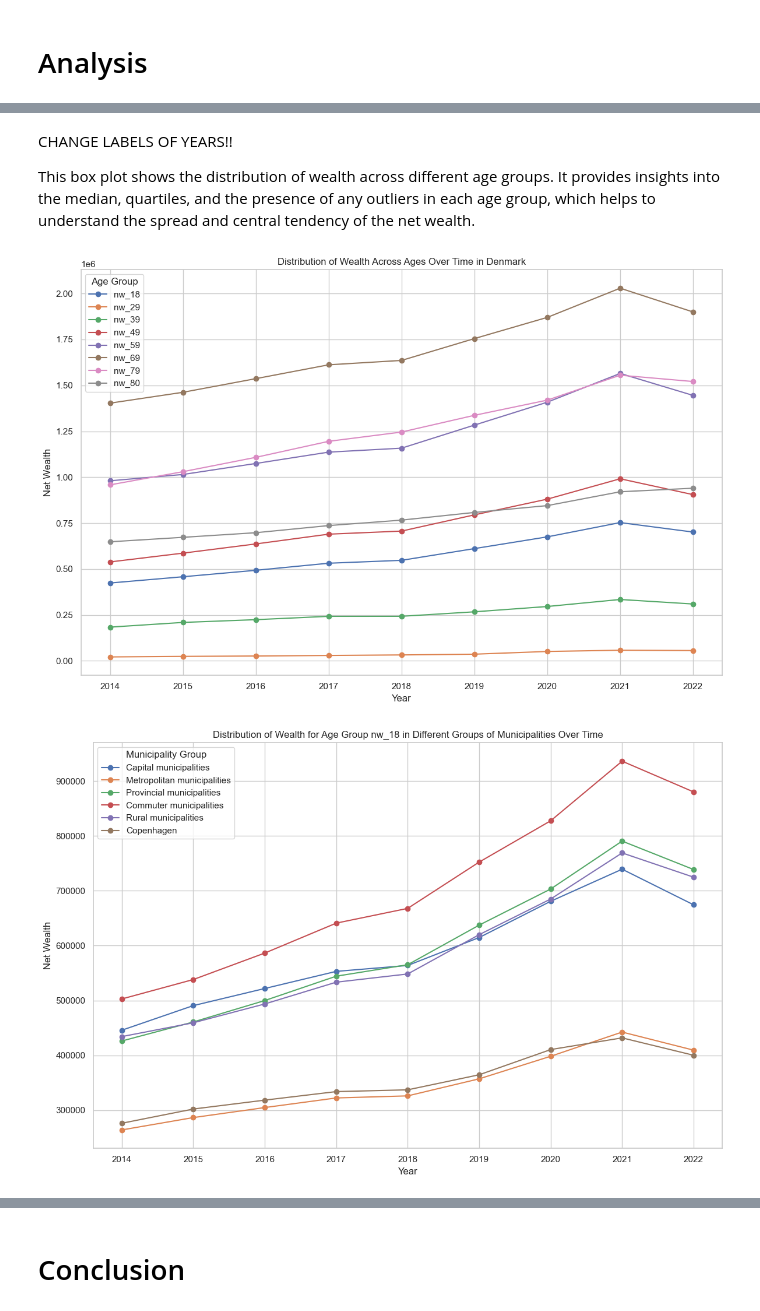
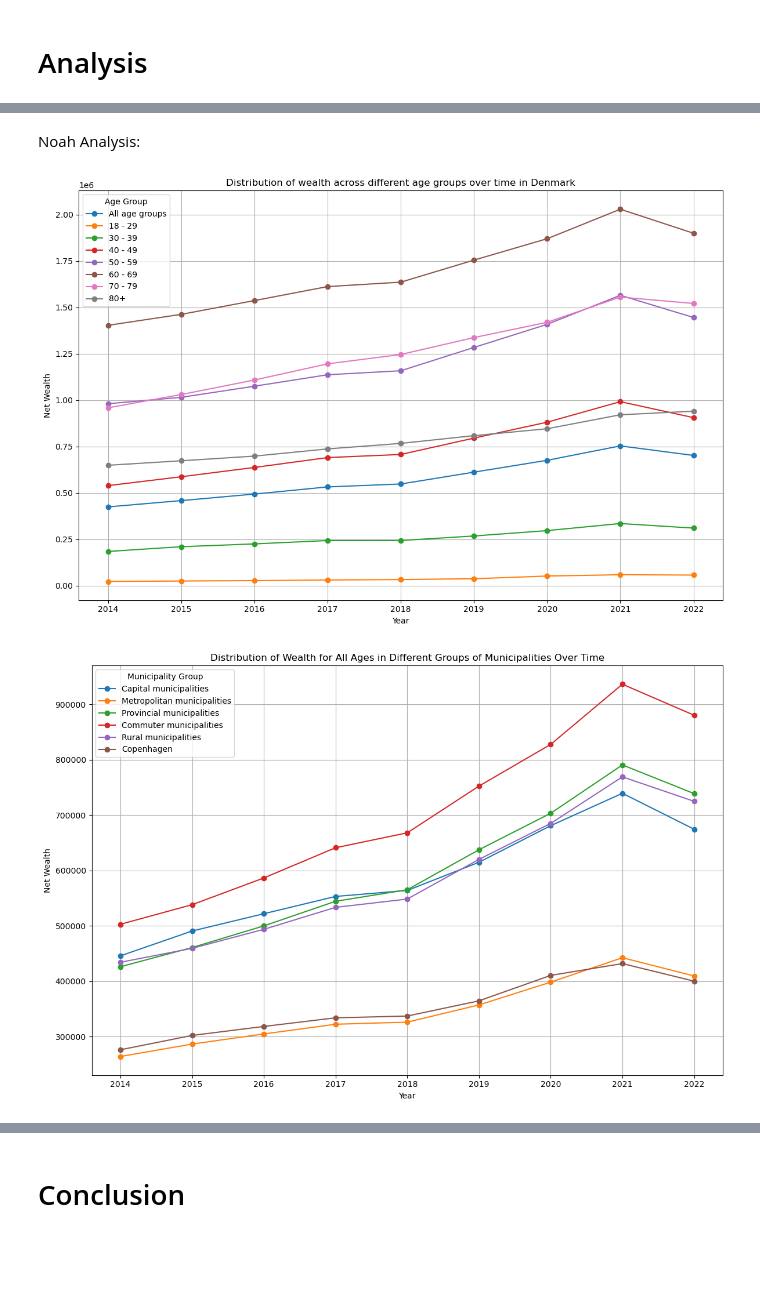
Before and after one commit to NumEconCopenhagen/projects-2024-petra-maritza-noah, a Jupyter notebook: dataproject/Noah.ipynb, the cells around one changed output, grey strips where cells are left out. Drawn from its saved outputs; the diff is of its cells as text; code cells hidden in the pictures; blank space fills up the shorter version.

Commit message:
2 graphs

```diff
--- a/dataproject/Noah.ipynb
+++ b/dataproject/Noah.ipynb
@@ -181,9 +275,24 @@ split_columns['age_group'] = split_columns[1] + "_" + split_columns[2]
 nw_long['year'] = split_columns[0].astype(int)  # Convert 'year' to an integer
 nw_long['age_group'] = split_columns['age_group']
 
+# Create a dictionary to map the current 'age_group' values to the new names.
+age_group_renames = {
+    'nw_18': 'All age groups',
+    'nw_29': '18 - 29',
+    'nw_39': '30 - 39',
+    'nw_49': '40 - 49',
+    'nw_59': '50 - 59',
+    'nw_69': '60 - 69',
+    'nw_79': '70 - 79',
+    'nw_80': '80+'
+}
+
+# Update the 'age_group' column in the data for the most recent year.
+nw_long['age_group'] = nw_long['age_group'].replace(age_group_renames)
+
 # Check the DataFrame to ensure the changes are as expected
 print(nw_long.head())
 
 # Get excel file for visual analysis:
-excel_file_path = '/Users/noahindrehus/Documents/KU Exchange/IPNA/noah.xlsx'
-nw_long.to_excel(excel_file_path, index=False)
+# excel_file_path = '/Users/noahindrehus/Documents/KU Exchange/IPNA/noah.xlsx'
+# nw_long.to_excel(excel_file_path, index=False)
@@ -209,47 +308,42 @@ plt.show()
-# %% [markdown]
-CHANGE LABELS OF YEARS!!
-
-This box plot shows the distribution of wealth across different age groups. It provides insights into the median, quartiles, and the presence of any outliers in each age group, which helps to understand the spread and central tendency of the net wealth.
+# %% [markdown]
+Noah Analysis:
 # %%
-import matplotlib.pyplot as plt
-import pandas as pd
-
 # First graph: Distribution of wealth across ages + time
 # Filter the DataFrame for 'All Denmark' to focus on age groups across the entire country
 nw_denmark = nw_long[nw_long['location'] == 'All Denmark']
 
 plt.figure(figsize=(12, 8))
 for age_group in nw_denmark['age_group'].unique():
     # Select data for each age group
     data = nw_denmark[nw_denmark['age_group'] == age_group]
     plt.plot(data['year'], data['net_wealth'], marker='o', label=age_group)
 
-plt.title('Distribution of Wealth Across Ages Over Time in Denmark')
+plt.title('Distribution of wealth across different age groups over time in Denmark')
 plt.xlabel('Year')
 plt.ylabel('Net Wealth')
 plt.legend(title='Age Group')
 plt.grid(True)
 plt.tight_layout()
 plt.show()
 
-# Second graph: Distribution of wealth in different groups of municipalities for 'nw_18' age group
-# Filter for 'nw_18' age group across all municipalities
-nw_age_18 = nw_long[(nw_long['location'] != 'All Denmark') & (nw_long['age_group'] == 'nw_18')]
+# Second graph: Distribution of wealth in different groups of municipalities for all age groups
+# Filter for 'all age groups' across selected municipalities
+nw_age_18 = nw_long[(nw_long['location'] != 'All Denmark') & (nw_long['age_group'] == 'All age groups')]
 
 plt.figure(figsize=(12, 8))
 for location in nw_age_18['location'].unique():
     # Select data for each municipality group
     data = nw_age_18[nw_age_18['location'] == location]
     plt.plot(data['year'], data['net_wealth'], marker='o', label=location)
 
-plt.title('Distribution of Wealth for Age Group nw_18 in Different Groups of Municipalities Over Time')
+plt.title('Distribution of Wealth for All Ages in Different Groups of Municipalities Over Time')
 plt.xlabel('Year')
 plt.ylabel('Net Wealth')
 plt.legend(title='Municipality Group')
 plt.grid(True)
 plt.tight_layout()
 plt.show()
 # %% [output]
-[figure, old version]
+[figure, new version]
-[figure, old version]
+[figure, new version]
 # %% [markdown]
```
Also changed, not shown: parts of 11 cells of this notebook.
